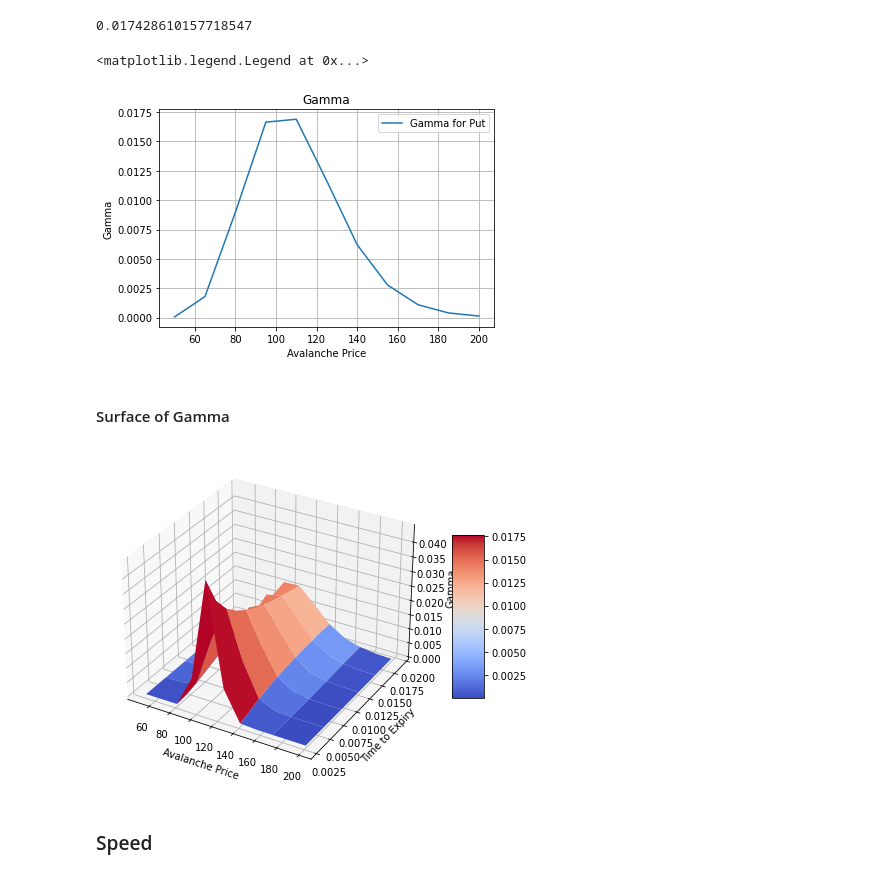
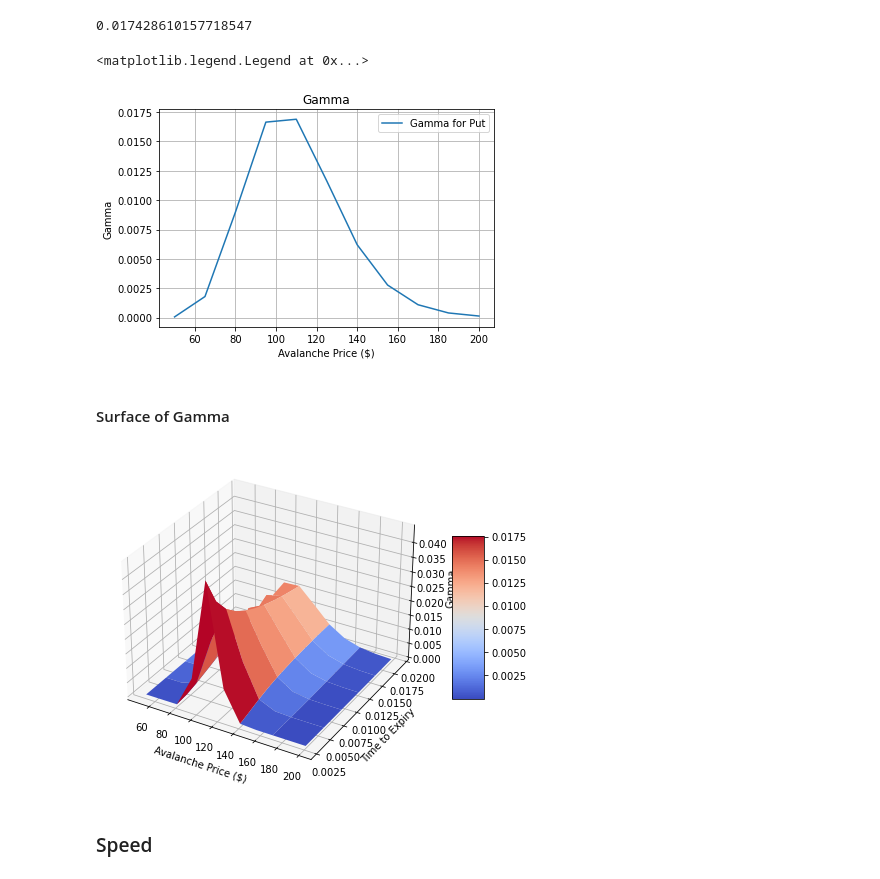
Before and after one commit to Monalisaugboh/Monalisaugboh, a Jupyter notebook: Coursework_Avalanche.ipynb, the cells around one changed output. Drawn from its saved outputs; the diff is of its cells as text; code cells hidden in the pictures.

```diff
--- a/Coursework_Avalanche.ipynb
+++ b/Coursework_Avalanche.ipynb
@@ -326,7 +324,7 @@ plt.legend(['Delta for Put'])
 # %% [markdown]
 #### Surface of Delta
 # %%
-S = np.linspace(50, 150, 11)
+S = np.linspace(50, 200, 11)
 T = np.linspace(0.00274, 0.01919, 11)
 Delta = np.zeros((len(T),len(S)))
 for j in range(len(S)):
@@ -349,7 +346,7 @@ fig.colorbar(surf, shrink=0.5, aspect=5);
 # %% [markdown]
 ### Gamma
 # %%
-def gamma(S, K, T, r, vol, payoff):
+def gamma(S, K, T, r, vol):
 
     d1 = (np.log(S / K) + (r + 0.5 * vol ** 2) * T) / (vol * np.sqrt(T))
     gamma =  si.norm.pdf(d1, 0.0, 1.0) / (vol * S * np.sqrt(T))
@@ -363,18 +360,18 @@ gamma(98.4, 110, 1/52, 0.0168, 1.54, payoff)
 S = np.linspace(50,200,11)
 Gamma = np.zeros((len(S),1))
 for i in range(len(S)):
-    Gamma [i] = gamma(S[i], 110, 1/52, 0.0168, 1.54, payoff)
+    Gamma [i] = gamma(S[i], 110, 1/52, 0.0168, 1.54)
 # %%
 fig = plt.figure()
 plt.plot(S, Gamma, '-')
 plt.grid()
-plt.xlabel('Avalanche Price')
+plt.xlabel('Avalanche Price ($)')
 plt.ylabel('Gamma')
 plt.title('Gamma')
 plt.legend(['Gamma for Put'])
 # %% [output]
 <matplotlib.legend.Legend at 0x...>
-[figure, old version]
+[figure, new version]
 # %% [markdown]
 #### Surface of Gamma
 # %%
@@ -383,15 +380,15 @@ T = np.linspace(0.00274, 0.01919, 11)
 Gamma = np.zeros((len(T),len(S)))
 for j in range(len(S)):
     for i in range(len(T)):
-        Gamma[i,j] = gamma(S[j], 110, T[i], 0.0168, 1.54, payoff)
+        Gamma[i,j] = gamma(S[j], 110, T[i], 0.0168, 1.54)
 # %%
 fig = plt.figure(figsize=(8, 6))
 ax = fig.gca(projection='3d')
 S, T = np.meshgrid(S, T)
 surf = ax.plot_surface(S, T, Gamma, rstride=2, cstride=2, cmap=plt.cm.coolwarm, linewidth=0.5, antialiased=True)
-ax.set_xlabel('Avalanche Price')
+ax.set_xlabel('Avalanche Price ($)')
 ax.set_ylabel('Time to Expiry')
 ax.set_zlabel('Gamma')
 fig.colorbar(surf, shrink=0.5, aspect=5);
 # %% [output]
-[figure, old version]
+[figure, new version]
```
Also changed, not shown: parts of 34 cells of this notebook.
